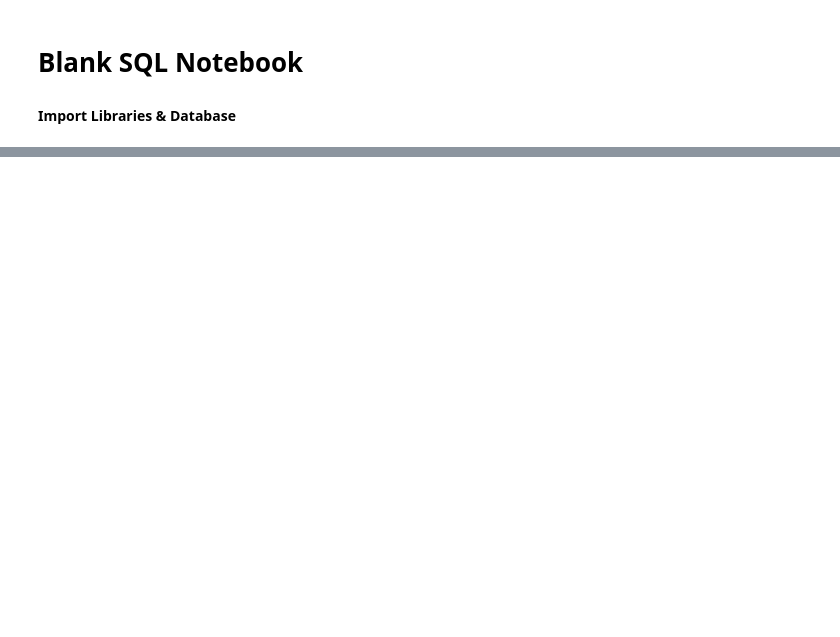
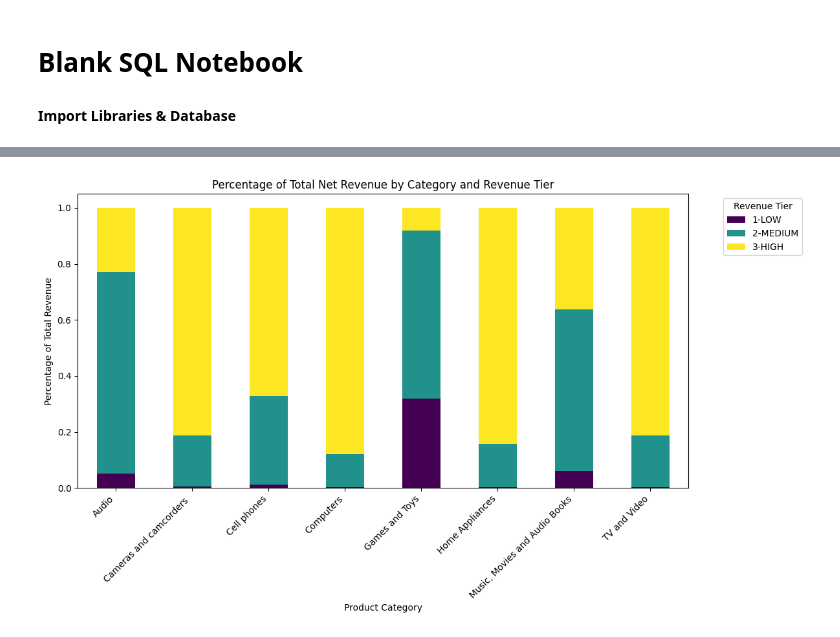
Before and after one commit to ngoanhminh1808/SQL, a Jupyter notebook: Resources/Blank_SQL_Notebook.ipynb, the cells around one changed output, grey strips where cells are left out. Cells and saved outputs as stored; diff of their text form; code cells hidden in the pictures; blank space fills up the shorter version.

```diff
--- a/Resources/Blank_SQL_Notebook.ipynb
+++ b/Resources/Blank_SQL_Notebook.ipynb
@@ -316,0 +220,29 @@ plt.gca().spines[['top', 'right',]].set_visible(False)
+# %%
+import matplotlib.pyplot as plt
+import pandas as pd
+
+# The result of the previous SQL query is automatically available as a pandas DataFrame
+df_revenue_tiers = _
+
+# Pivot the data to have revenue tiers as columns
+df_pivot = df_revenue_tiers.pivot(index='category', columns='revenue_tier', values='total_net_revenue')
+
+# Calculate the percentage for each tier
+df_pivot_percentage = df_pivot.apply(lambda x: x / x.sum(), axis=1)
+
+# Plot the 100% stacked bar chart with a different colormap
+# You can change 'viridis' to other colormaps like 'plasma', 'inferno', 'magma', 'cividis', 'tab10', 'Set3', etc.
+ax = df_pivot_percentage.plot(kind='bar', stacked=True, figsize=(12, 7), cmap='viridis')
+
+# Add labels and title
+plt.xlabel("Product Category")
+plt.ylabel("Percentage of Total Revenue")
+plt.title("Percentage of Total Net Revenue by Category and Revenue Tier")
+plt.xticks(rotation=45, ha='right')
+plt.legend(title='Revenue Tier', bbox_to_anchor=(1.05, 1), loc='upper left')
+plt.tight_layout()
+
+# Display the plot
+plt.show()
+# %% [output]
+[figure, added]
```
Also changed, not shown: parts of 12 cells of this notebook.
